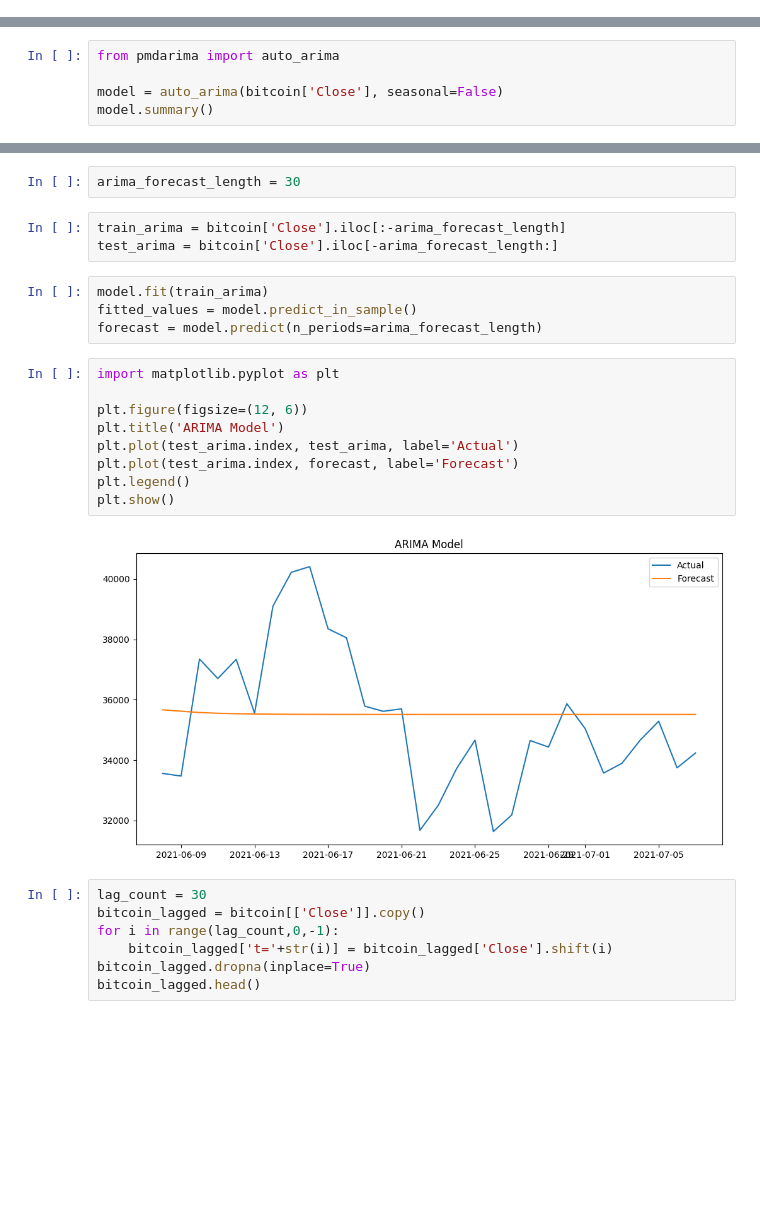
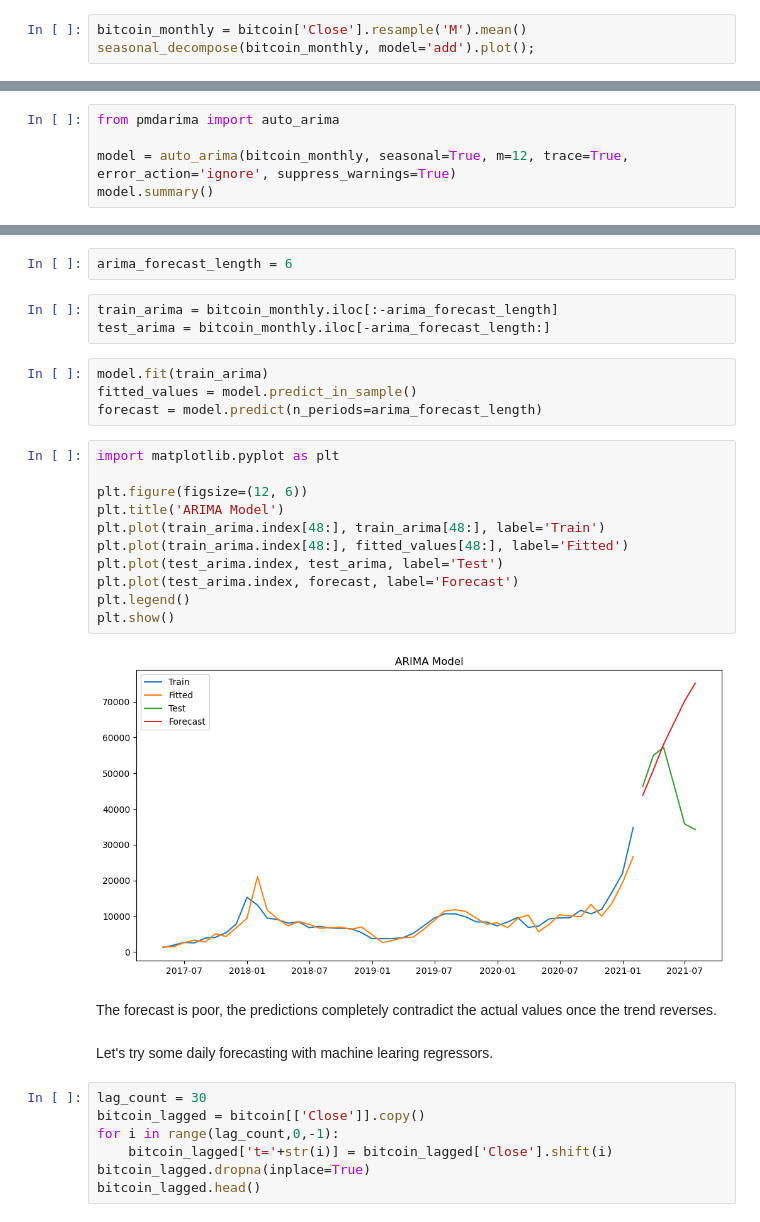
Before and after one commit to LethalDriver/Time-Series-Analysis-Lab, a Jupyter notebook: project_crypto.ipynb, the cells around one changed output, grey strips where cells are left out. Saved outputs shown, nothing was run; the diff lists cells and outputs as text; blank space fills up the shorter version.

```diff
--- a/project_crypto.ipynb
+++ b/project_crypto.ipynb
@@ -44,0 +39,3 @@ Series is non-stationary, but it's okay since auto-arima will find the d term re
+# %%
+bitcoin_monthly = bitcoin['Close'].resample('M').mean()
+seasonal_decompose(bitcoin_monthly, model='add').plot();
@@ -45,6 +46,6 @@ Series is non-stationary, but it's okay since auto-arima will find the d term re
 # %%
 from pmdarima import auto_arima
 
-model = auto_arima(bitcoin['Close'], seasonal=False)
+model = auto_arima(bitcoin_monthly, seasonal=True, m=12, trace=True, error_action='ignore', suppress_warnings=True)
 model.summary()
 # %% [output]
@@ -70,8 +95,8 @@ Warnings:
 # %%
-arima_forecast_length = 30
+arima_forecast_length = 6
 # %%
-train_arima = bitcoin['Close'].iloc[:-arima_forecast_length]
-test_arima = bitcoin['Close'].iloc[-arima_forecast_length:]
+train_arima = bitcoin_monthly.iloc[:-arima_forecast_length]
+test_arima = bitcoin_monthly.iloc[-arima_forecast_length:]
 # %%
 model.fit(train_arima)
 fitted_values = model.predict_in_sample()
@@ -79,14 +104,20 @@ forecast = model.predict(n_periods=arima_forecast_length)
 # %%
 import matplotlib.pyplot as plt
 
 plt.figure(figsize=(12, 6))
 plt.title('ARIMA Model')
-plt.plot(test_arima.index, test_arima, label='Actual')
+plt.plot(train_arima.index[48:], train_arima[48:], label='Train')
+plt.plot(train_arima.index[48:], fitted_values[48:], label='Fitted')
+plt.plot(test_arima.index, test_arima, label='Test')
 plt.plot(test_arima.index, forecast, label='Forecast')
 plt.legend()
 plt.show()
 # %% [output]
-[figure, old version]
+[figure, new version]
+# %% [markdown]
+The forecast is poor, the predictions completely contradict the actual values once the trend reverses.
+# %% [markdown]
+Let's try some daily forecasting with machine learing regressors.
 # %%
 lag_count = 30
 bitcoin_lagged = bitcoin[['Close']].copy()
```
Also changed, not shown: parts of 13 cells of this notebook.
